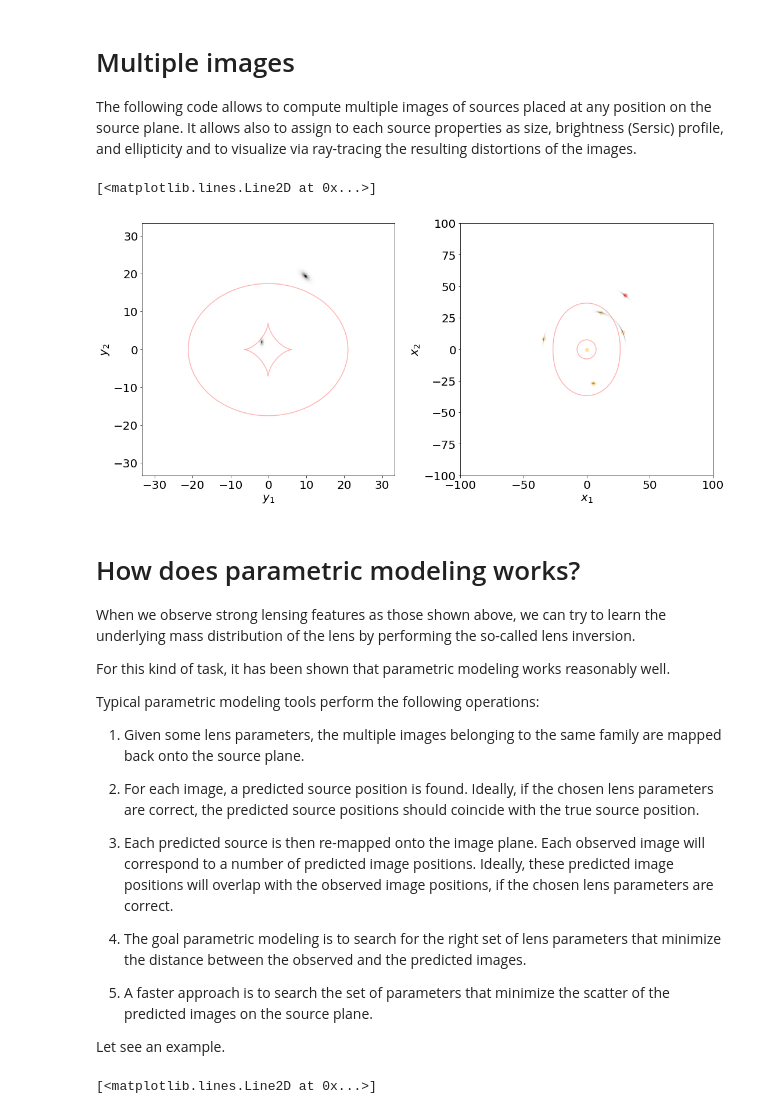
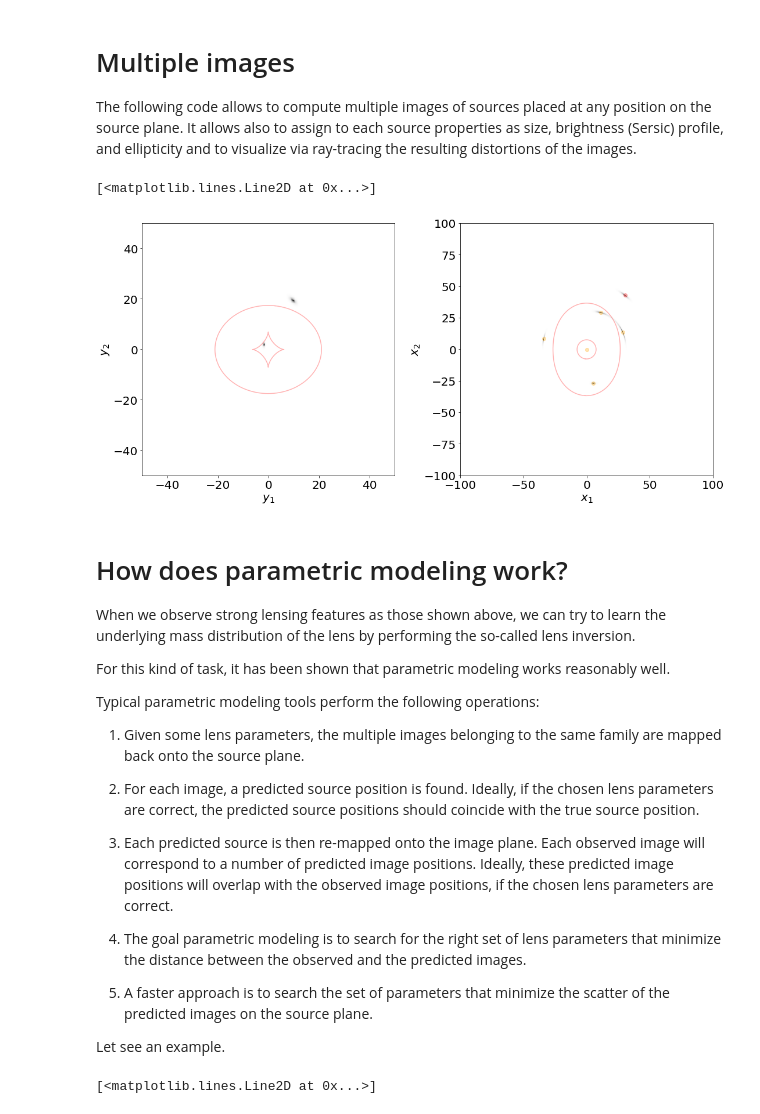
Before and after one commit to maxmen/ScuolaMilano, a Jupyter notebook: SLtutorial.ipynb, the cells around one changed output. Saved outputs shown, nothing was run; the diff lists cells and outputs as text; code cells hidden in the pictures.

```diff
--- a/SLtutorial.ipynb
+++ b/SLtutorial.ipynb
@@ -1745,8 +1745,8 @@ fig,ax=plt.subplots(1,2,figsize=(18,8))
 df_true.clines(ax=ax[1],alpha=0.3)
 df_true.caustics(ax=ax[0],alpha=0.3)
 
-ax[0].set_xlim([-size/6.,size/6.])
-ax[0].set_ylim([-size/6.,size/6.])
+ax[0].set_xlim([-size/4.,size/4.])
+ax[0].set_ylim([-size/4.,size/4.])
 ax[1].set_xlim([-size/2.,size/2.])
 ax[1].set_ylim([-size/2.,size/2.])
 
@@ -1762,36 +1762,36 @@ for i in range(2):
 
 # now define the unlensed source and the corresponding lensed version
 kwargs_source={'q': 0.5,'re': 0.6, 'pa': np.pi, 'n': 1,'ys1': -1.7, 'ys2': 1.9}
 #kwargs_source={'q': 0.5,'re': 0.6, 'pa': np.pi, 'n': 1,'ys1': -2.7, 'ys2': 3.9}
 se_unlensed=sersic(size,npix,**kwargs_source)
 se=sersic(size,npix,gl=df_true,**kwargs_source)
 
 # find the location of the multiple images via grid searching
 xi1,xi2=df_true.find_images(kwargs_source['ys1'],kwargs_source['ys2'])
 
 # save images of the lensed source and of its images in separate arrays
 image_lensed=se.image
 image_unlensed=se_unlensed.image
 
 # just for fun: perform the same operations with a second source
 kwargs_source1={'q': 0.5,'re': 1.0, 'pa': np.pi/4, 'n': 1,'ys1': 9.8, 'ys2': 19.4}
 se_unlensed=sersic(size,npix,**kwargs_source1)
 se=sersic(size,npix,gl=df_true,**kwargs_source1)
 xe1,xe2=df_true.find_images(kwargs_source1['ys1'],kwargs_source1['ys2'])
 image_lensed=image_lensed+se.image
 image_unlensed=image_unlensed+se_unlensed.image
 
 # plot the results
 ax[0].imshow(image_unlensed,origin='lower',extent=[-se.size/2,se.size/2,-se.size/2,se.size/2],cmap='gray_r',zorder=1)
 ax[1].imshow(image_lensed,origin='lower',extent=[-se.size/2,se.size/2,-se.size/2,se.size/2],cmap='gray_r',zorder=1)
 ax[1].plot(xe1,xe2,'o',color='red',alpha=0.3)
 ax[1].plot(xi1,xi2,'o',color='orange',alpha=0.3)
 #y1,y2=df.map_back(xi1,xi2)
 # %% [output]
 [<matplotlib.lines.Line2D at 0x...>]
-[figure, old version]
+[figure, new version]
 # %% [markdown]
-# How does parametric modeling works?
+# How does parametric modeling work?
 
 When we observe strong lensing features as those shown above, we can try to learn the underlying mass distribution of the lens by performing the so-called lens inversion.
 
```
Also changed, not shown: parts of 3 cells of this notebook.
